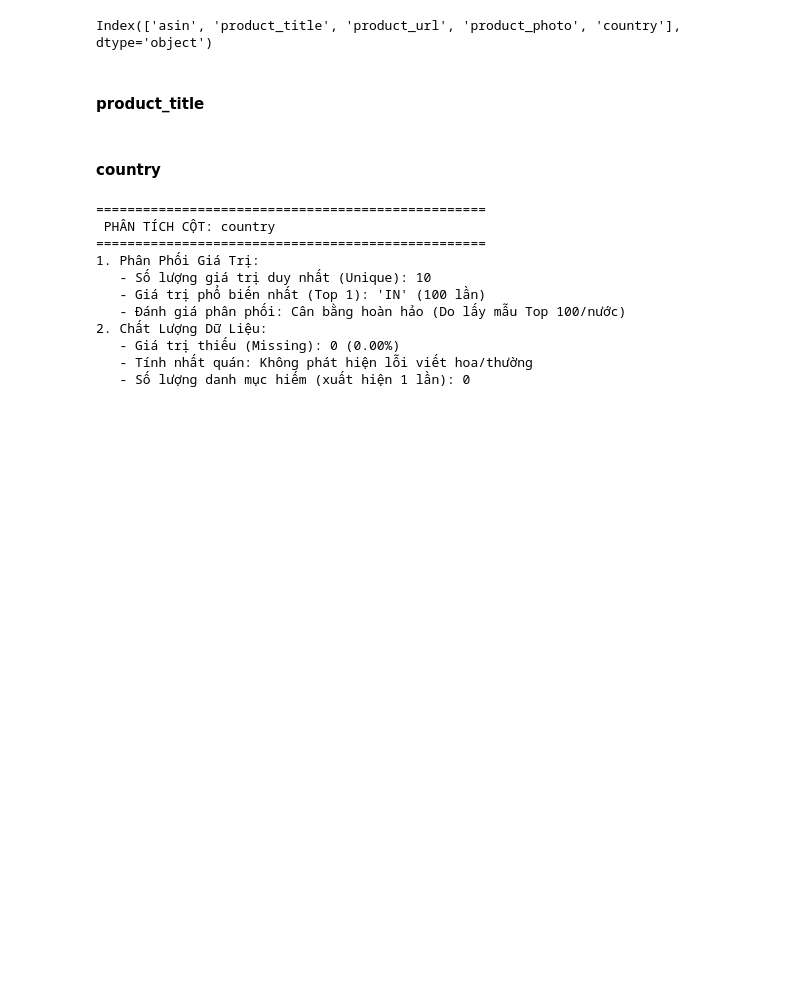
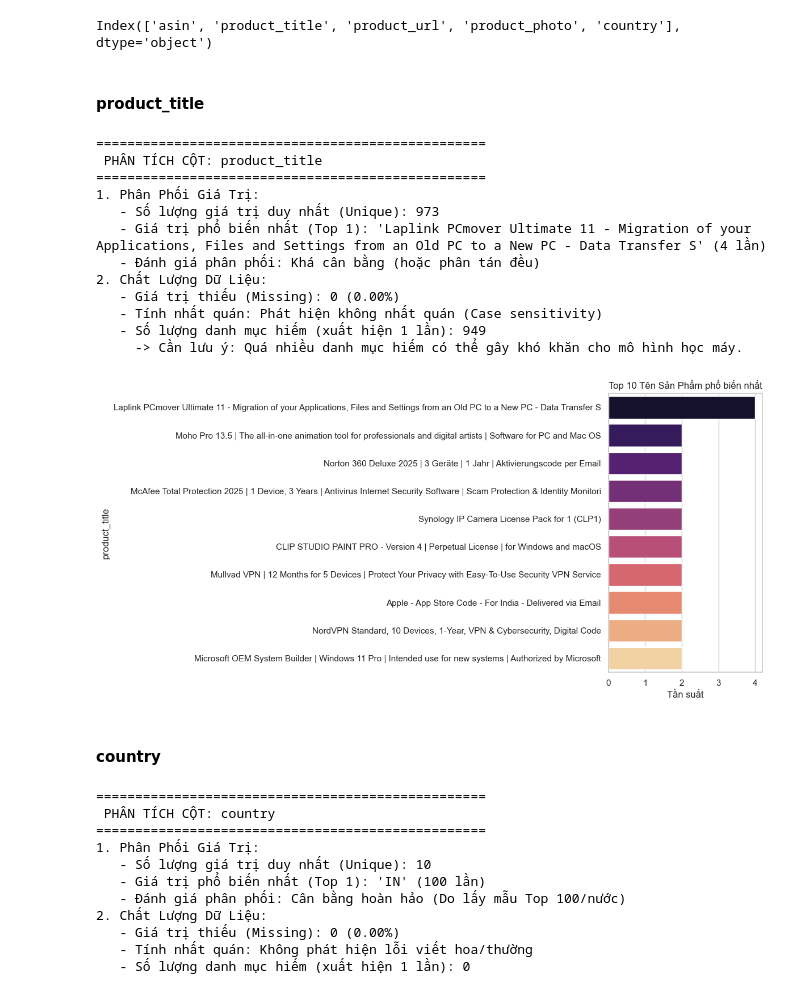
Before and after one commit to TANVANHCMUS2005/LTKHDL_Final_Project, a Jupyter notebook: Final_project.ipynb, the cells around one changed output. Drawn from its saved outputs; the diff is of its cells as text; code cells hidden in the pictures; blank space fills up the shorter version.

```diff
--- a/Final_project.ipynb
+++ b/Final_project.ipynb
@@ -530,6 +516,22 @@ def analyze_categorical_column(df, col_name):
     plt.show()
 # %% [markdown]
 #### product_title
+# %%
+analyze_categorical_column(df, 'product_title')
+# %% [output]
+==================================================
+ PHÂN TÍCH CỘT: product_title
+==================================================
+1. Phân Phối Giá Trị:
+   - Số lượng giá trị duy nhất (Unique): 973
+   - Giá trị phổ biến nhất (Top 1): 'Laplink PCmover Ultimate 11 - Migration of your Applications, Files and Settings from an Old PC to a New PC - Data Transfer S' (4 lần)
+   - Đánh giá phân phối: Khá cân bằng (hoặc phân tán đều)
+2. Chất Lượng Dữ Liệu:
+   - Giá trị thiếu (Missing): 0 (0.00%)
+   - Tính nhất quán: Phát hiện không nhất quán (Case sensitivity)
+   - Số lượng danh mục hiếm (xuất hiện 1 lần): 949
+     -> Cần lưu ý: Quá nhiều danh mục hiếm có thể gây khó khăn cho mô hình học máy.
+[figure, added]
 # %% [markdown]
 #### country
 # %%
```
Also changed, not shown: parts of 16 cells of this notebook.
